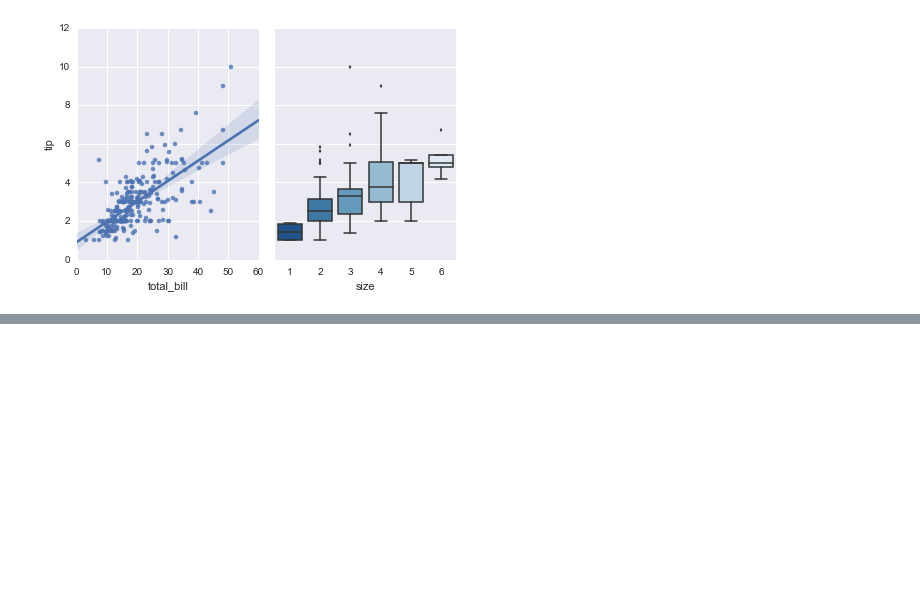
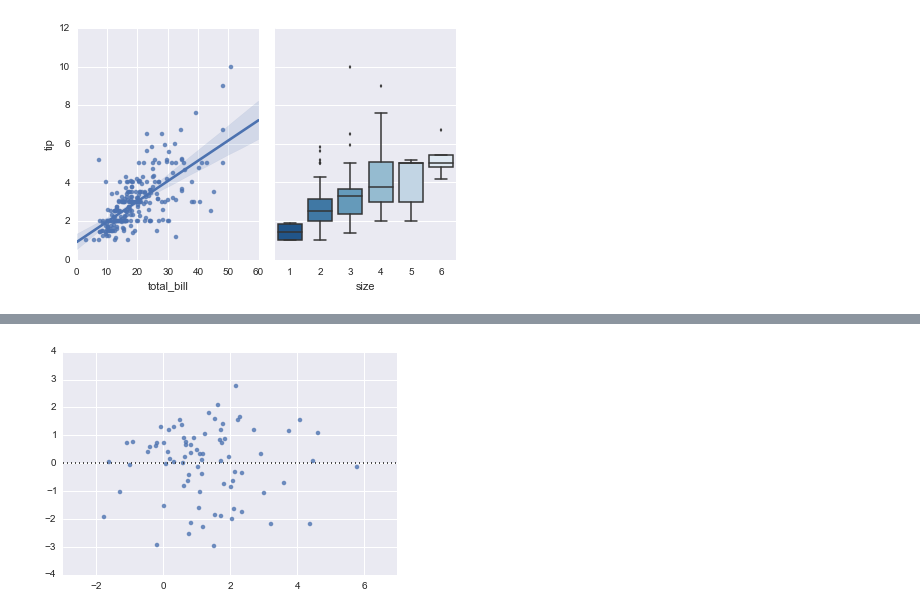
Before and after one commit to tarmstro/mvbop, a Jupyter notebook: seaborn_tutorial.ipynb, the cells around one changed output, grey strips where cells are left out. Saved outputs shown, nothing was run; the diff lists cells and outputs as text; code cells hidden in the pictures; blank space fills up the shorter version.

```diff
--- a/seaborn_tutorial.ipynb
+++ b/seaborn_tutorial.ipynb
@@ -359,0 +366,4 @@ f.tight_layout()
+# %%
+sns.residplot(x, y);
+# %% [output]
+[figure, added]
```
Also changed, not shown: parts of 1 cell of this notebook.
